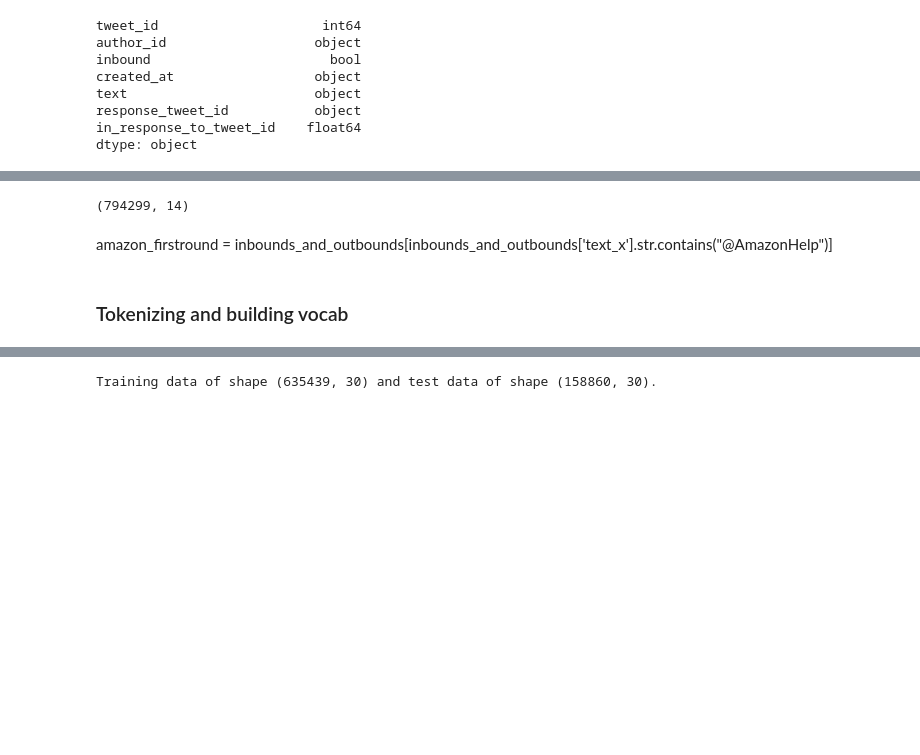
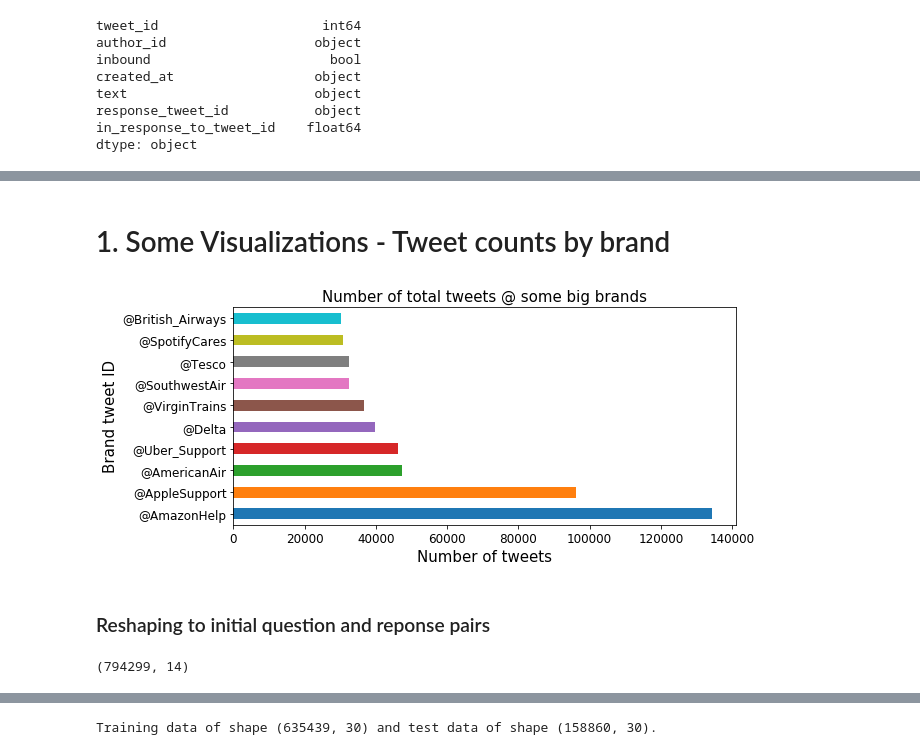
Before and after one commit to lqian5/Twitter_Text_Analysis, a Jupyter notebook: twitter.ipynb, the cells around one changed output, grey strips where cells are left out. Drawn from its saved outputs; the diff is of its cells as text; code cells hidden in the pictures; blank space fills up the shorter version.

```diff
--- a/twitter.ipynb
+++ b/twitter.ipynb
@@ -55,3 +89,18 @@ dtype: object
+# %% [markdown]
+# 1. Some Visualizations - Tweet counts by brand
+# %%
+tweet_to_company = tweets.text.apply(lambda txt: re.search('(\W@|^@)([a-zA-Z_]+)', txt).group().strip()
+                                    if re.search('(\W@|^@)([a-zA-Z_]+)', txt) else None)
+tweet_by_brand = tweet_to_company.value_counts().head(10)
+# %%
+tweet_by_brand.plot('barh',figsize = (9,4),fontsize = 12)
+plt.xlabel('Number of tweets',fontsize = 15)
+plt.ylabel('Brand tweet ID',fontsize = 15)
+plt.title('Number of total tweets @ some big brands', fontsize = 15);
+# %% [output]
+[figure, added]
+# %% [markdown]
+### Reshaping to initial question and reponse pairs
 # %%
 # find the initial question/comment to the companies
 first_inbound = tweets[pd.isnull(tweets.in_response_to_tweet_id) & tweets.inbound]
@@ -64,7 +115,3 @@ inbounds_and_outbounds = inbounds_and_outbounds[inbounds_and_outbounds.inbound_y
 inbounds_and_outbounds.shape
 # %% [output]
 (794299, 14)
-# %% [markdown]
-amazon_firstround = inbounds_and_outbounds[inbounds_and_outbounds['text_x'].str.contains("@AmazonHelp")]
-# %% [markdown]
-### Tokenizing and building vocab
```
Also changed, not shown: parts of 88 cells of this notebook.
